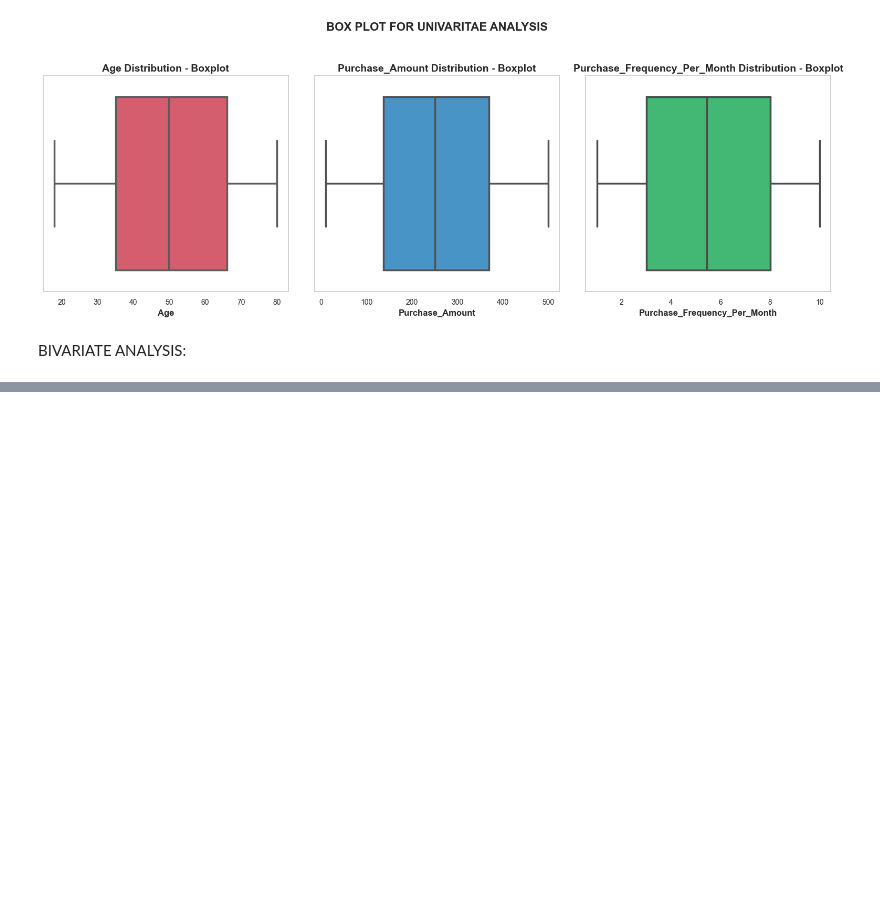
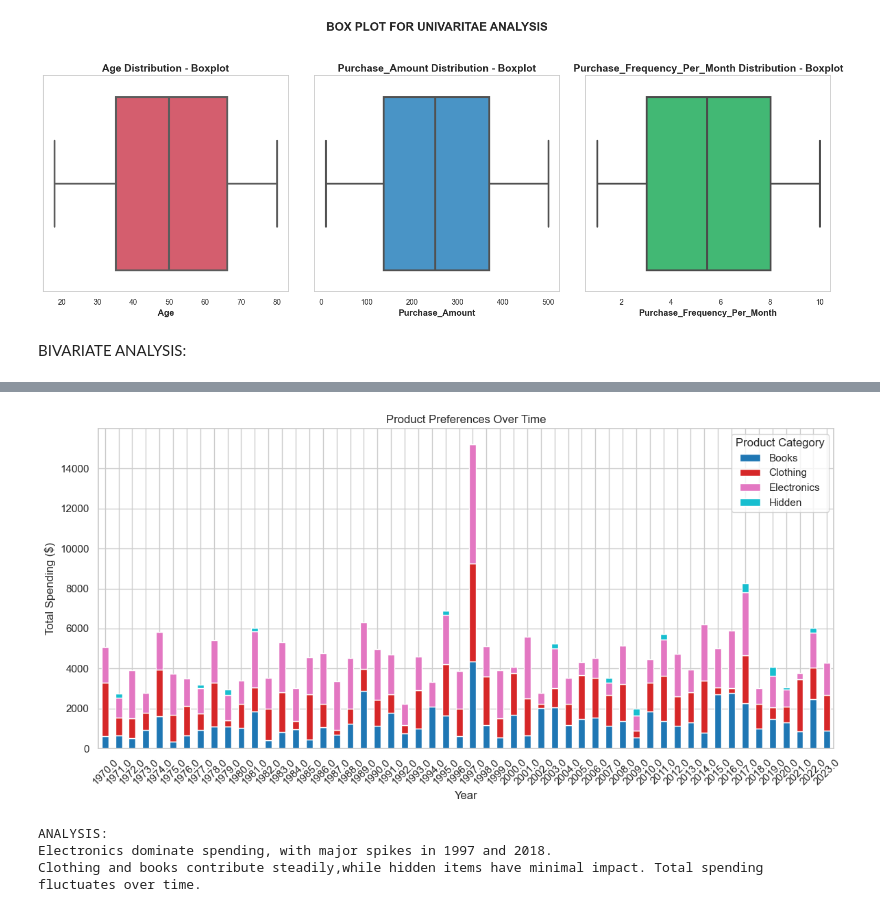
Before and after one commit to shilok09/IDS_Project, a Jupyter notebook: main.ipynb, the cells around one changed output, grey strips where cells are left out. Saved outputs shown, nothing was run; the diff lists cells and outputs as text; code cells hidden in the pictures; blank space fills up the shorter version.

```diff
--- a/main.ipynb
+++ b/main.ipynb
@@ -231,0 +267,22 @@ plt.show()
+# %%
+trend = df.groupby(['Year', 'Product_Category'])['Purchase_Amount'].sum().reset_index()
+productPlot = trend.pivot(index='Year', columns='Product_Category', values='Purchase_Amount')
+
+# Stacked bar chart
+productPlot.plot(kind='bar',stacked=True,figsize=(12, 6),colormap='tab10')
+plt.xlabel('Year')
+plt.ylabel('Total Spending ($)')
+plt.title('Product Preferences Over Time')
+plt.legend(title='Product Category')
+plt.xticks(rotation=45)
+plt.tight_layout()
+plt.show()
+
+print("ANALYSIS:")
+print("Electronics dominate spending, with major spikes in 1997 and 2018." )
+print("Clothing and books contribute steadily,while hidden items have minimal impact. Total spending fluctuates over time.")
+# %% [output]
+[figure, added]
+ANALYSIS:
+Electronics dominate spending, with major spikes in 1997 and 2018.
+Clothing and books contribute steadily,while hidden items have minimal impact. Total spending fluctuates over time.
```
Also changed, not shown: parts of 7 cells of this notebook.
